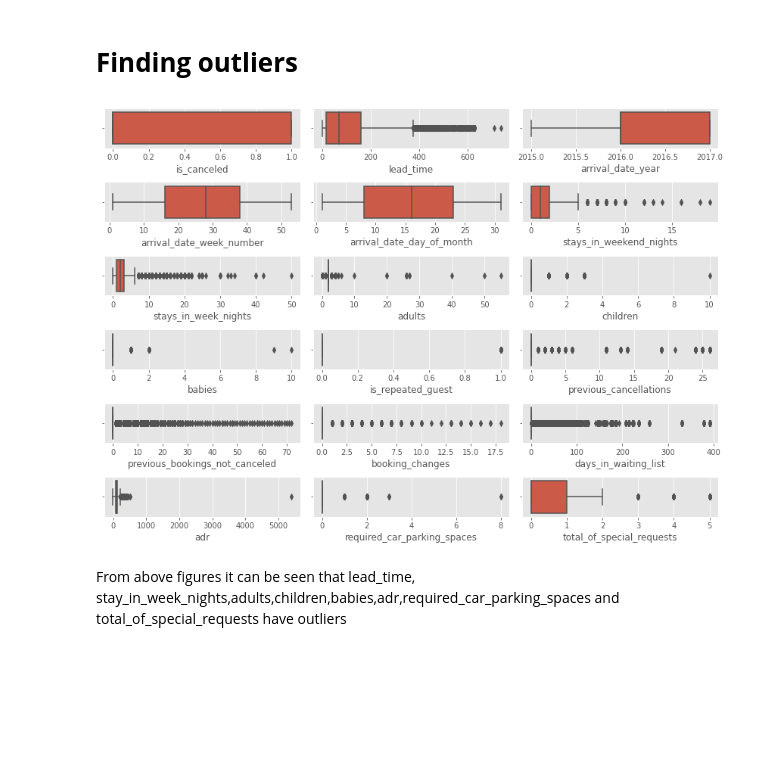
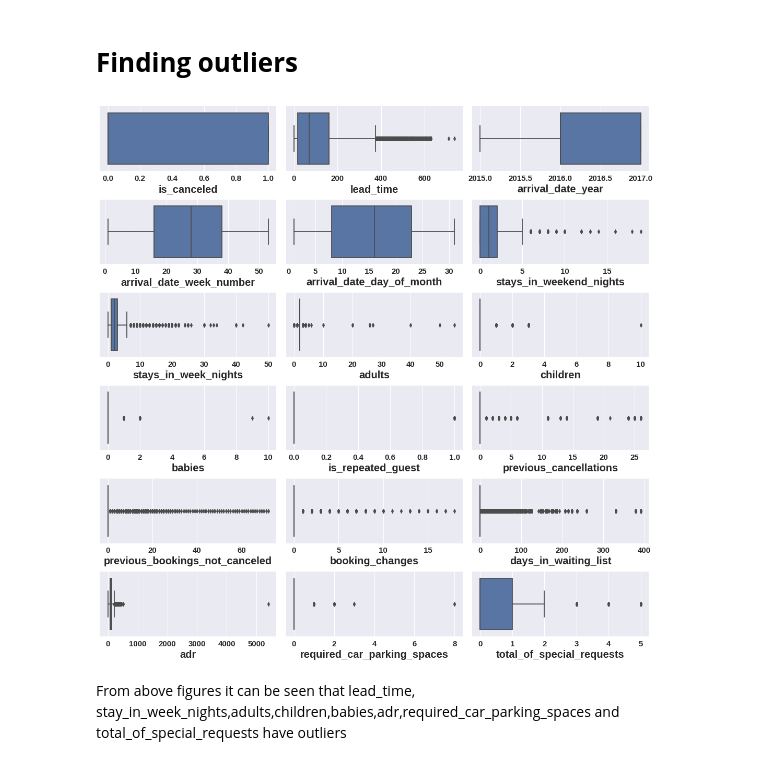
Before and after one commit to aynaval/Hotel-booking-analysis_EDA, a Jupyter notebook: EDA_Capstone_Project.ipynb, the cells around one changed output. Cells and saved outputs as stored; diff of their text form; code cells hidden in the pictures; blank space fills up the shorter version.

```diff
--- a/EDA_Capstone_Project.ipynb
+++ b/EDA_Capstone_Project.ipynb
@@ -4,18 +4,28 @@
 # Setup
 # %%
 # Importing the libs
+import warnings
+warnings.filterwarnings('ignore')
 
 import numpy as np
 import pandas as pd
 %matplotlib inline
 import matplotlib.pyplot as plt
 import seaborn as sns
+# set some display options
+pd.set_option("display.max_columns", 36)
+plt.style.use('seaborn')
 from matplotlib import rcParams
-rcParams['figure.figsize'] = 10,6
 
-# set some display options:
-
-pd.set_option("display.max_columns", 36)
-plt.style.use('ggplot')
+plt.rcParams["font.weight"] = "bold"
+plt.rcParams["axes.labelweight"] = "bold"
+plt.rcParams["axes.titlesize"] = 25
+plt.rcParams["axes.titleweight"] = 'bold'
+plt.rcParams['xtick.labelsize']=15
+plt.rcParams['ytick.labelsize']=15
+plt.rcParams["axes.labelsize"] = 20
+plt.rcParams["legend.fontsize"] = 15
+plt.rcParams["legend.title_fontsize"] = 15
+plt.rcParams["figure.figsize"] = (10,6)
 # %%
 import warnings
@@ -310,17 +320,17 @@ data.shape[0]
 # %% [markdown]
 # **Finding outliers**
 # %%
-rcParams['figure.figsize'] = 11.7,8.27
+rcParams['figure.figsize'] = 15,15
 n=1
 for i in range(data.shape[1]):
   if data.iloc[:,i].dtype == int or data.iloc[:,i].dtype== float:
     plt.subplot(6,3,n)
     sns.boxplot(data.iloc[:,i])
     n+=1
 
     plt.tight_layout();
 # %% [output]
-[figure, old version]
+[figure, new version]
 # %% [markdown]
 From above figures it can be seen that lead_time, stay_in_week_nights,adults,children,babies,adr,required_car_parking_spaces and total_of_special_requests have outliers
 # %% [markdown]
```
Also changed, not shown: parts of 45 cells of this notebook.
